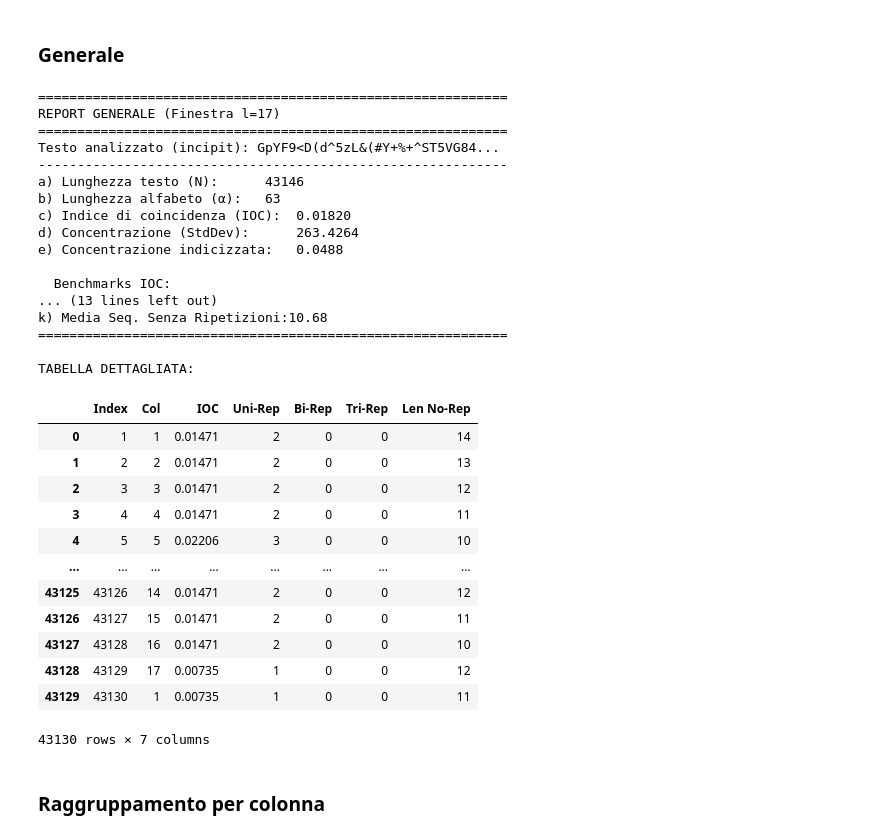
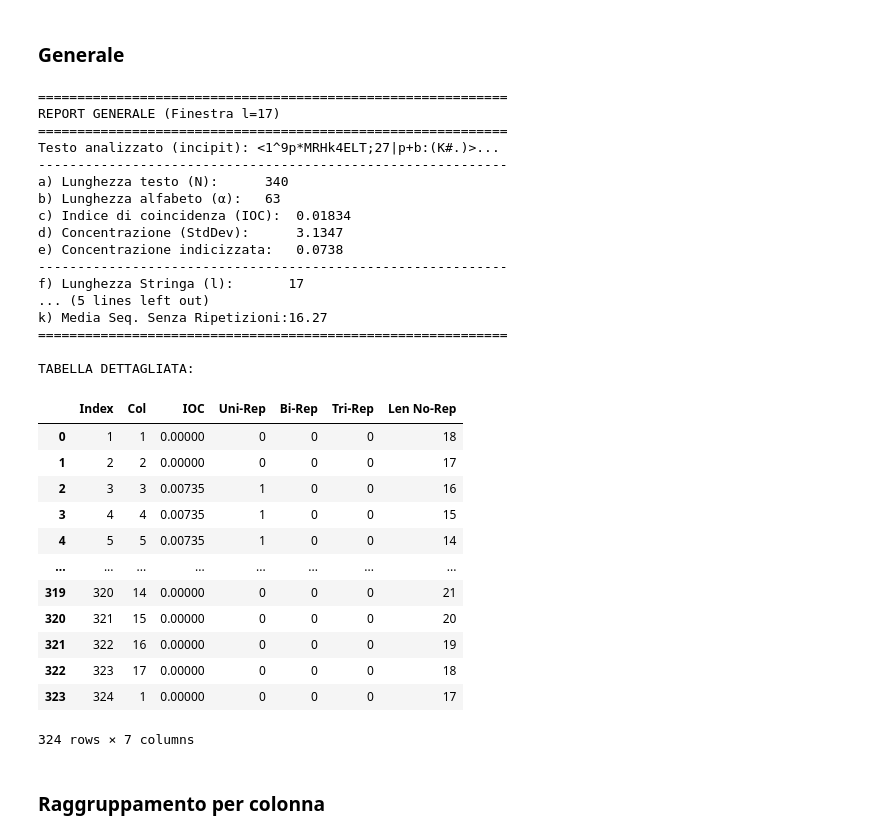
Before and after one commit to Malotrou/Zodiac_linguistic_analysis, a Jupyter notebook: Z340_analysis_jarvle.ipynb, the cells around one changed output. Drawn from its saved outputs; the diff is of its cells as text; code cells hidden in the pictures.

```diff
--- a/Z340_analysis_jarvle.ipynb
+++ b/Z340_analysis_jarvle.ipynb
@@ -564,15 +642,16 @@ def analizza_finestre_pandas(testo, lunghezza_finestra):
     print(f"d) Concentrazione (StdDev):      {std_dev_globale:.4f}")
     print(f"e) Concentrazione indicizzata:   {conc_indicizzata_globale:.4f}")
     # Riferimenti per interpretare il risultato:
-    print(" "," " * 40)
-    print("  Benchmarks IOC:")
-    print("  Inglese standard (26 lettere): ~0.0667")
-    print("  Lingua randomizzata (26 lettere): ~0.0385")
-    print("  Lingua randomizzata (63 glifi - Z340): ~0.0158")
-    # Riferimenti per interpretare il risultato:
-    print(" "," " * 40)
-    print("  Benchmark StdDev Indexed:")
-    print("  Inglese standard (26 lettere): ~0.1721")
+
+    # print(" "," " * 40)
+    # print("  Benchmarks IOC:")
+    # print("  Inglese standard (26 lettere): ~0.0667")
+    # print("  Lingua randomizzata (26 lettere): ~0.0385")
+    # print("  Lingua randomizzata (63 glifi - Z340): ~0.0158")
+    # # Riferimenti per interpretare il risultato:
+    # print(" "," " * 40)
+    # print("  Benchmark StdDev Indexed:")
+    # print("  Inglese standard (26 lettere): ~0.1721")
 
     # Statistiche di stringa
     print("-" * 60)
@@ -585,55 +664,55 @@ def analizza_finestre_pandas(testo, lunghezza_finestra):
     print(f"k) Media Seq. Senza Ripetizioni:{media_len_no_rep:.2f}")
     print("=" * 60)
     print("\nTABELLA DETTAGLIATA:")
 
     # 4. Creazione DataFrame Pandas
     df = pd.DataFrame(dati_tabella)
     return df
 
 # ==========================================
 #      ESECUZIONE
 # ==========================================
 
 # 1. SELEZIONA TESTO
-testo_input = temp_result
+testo_input = temp_enciphered#[:153]#[153:306]
 
 # 2. IMPOSTA LARGHEZZA FINESTRA
 larghezza_l = 17
 
 # Eseguiamo
 df_risultato = analizza_finestre_pandas(testo_input, larghezza_l)
 df_risultato
 # %% [output]
 ============================================================
 REPORT GENERALE (Finestra l=17)
 ============================================================
-Testo analizzato (incipit): GpYF9<D(d^5zL&(#Y+%+^ST5VG84...
+Testo analizzato (incipit): <1^9p*MRHk4ELT;27|p+b:(K#.)>...
 ------------------------------------------------------------
-a) Lunghezza testo (N):      43146
+a) Lunghezza testo (N):      340
 b) Lunghezza alfabeto (α):   63
-c) Indice di coincidenza (IOC):  0.01820
-d) Concentrazione (StdDev):      263.4264
-e) Concentrazione indicizzata:   0.0488
-
-  Benchmarks IOC:
-... (13 lines left out)
-k) Media Seq. Senza Ripetizioni:10.68
+c) Indice di coincidenza (IOC):  0.01834
+d) Concentrazione (StdDev):      3.1347
+e) Concentrazione indicizzata:   0.0738
+------------------------------------------------------------
+f) Lunghezza Stringa (l):       17
+... (5 lines left out)
+k) Media Seq. Senza Ripetizioni:16.27
 ============================================================
 
 TABELLA DETTAGLIATA:
 |  | Index | Col | IOC | Uni-Rep | Bi-Rep | Tri-Rep | Len No-Rep |
-| 0 | 1 | 1 | 0.01471 | 2 | 0 | 0 | 14 |
-| 1 | 2 | 2 | 0.01471 | 2 | 0 | 0 | 13 |
-| 2 | 3 | 3 | 0.01471 | 2 | 0 | 0 | 12 |
-| 3 | 4 | 4 | 0.01471 | 2 | 0 | 0 | 11 |
-| 4 | 5 | 5 | 0.02206 | 3 | 0 | 0 | 10 |
+| 0 | 1 | 1 | 0.00000 | 0 | 0 | 0 | 18 |
+| 1 | 2 | 2 | 0.00000 | 0 | 0 | 0 | 17 |
+| 2 | 3 | 3 | 0.00735 | 1 | 0 | 0 | 16 |
+| 3 | 4 | 4 | 0.00735 | 1 | 0 | 0 | 15 |
+| 4 | 5 | 5 | 0.00735 | 1 | 0 | 0 | 14 |
 | ... | ... | ... | ... | ... | ... | ... | ... |
-| 43125 | 43126 | 14 | 0.01471 | 2 | 0 | 0 | 12 |
-| 43126 | 43127 | 15 | 0.01471 | 2 | 0 | 0 | 11 |
-| 43127 | 43128 | 16 | 0.01471 | 2 | 0 | 0 | 10 |
-| 43128 | 43129 | 17 | 0.00735 | 1 | 0 | 0 | 12 |
-| 43129 | 43130 | 1 | 0.00735 | 1 | 0 | 0 | 11 |
+| 319 | 320 | 14 | 0.00000 | 0 | 0 | 0 | 21 |
+| 320 | 321 | 15 | 0.00000 | 0 | 0 | 0 | 20 |
+| 321 | 322 | 16 | 0.00000 | 0 | 0 | 0 | 19 |
+| 322 | 323 | 17 | 0.00000 | 0 | 0 | 0 | 18 |
+| 323 | 324 | 1 | 0.00000 | 0 | 0 | 0 | 17 |
-43130 rows × 7 columns
+324 rows × 7 columns
 # %% [markdown]
 ### Raggruppamento per colonna
 # %%
```
Also changed, not shown: parts of 12 cells of this notebook.
